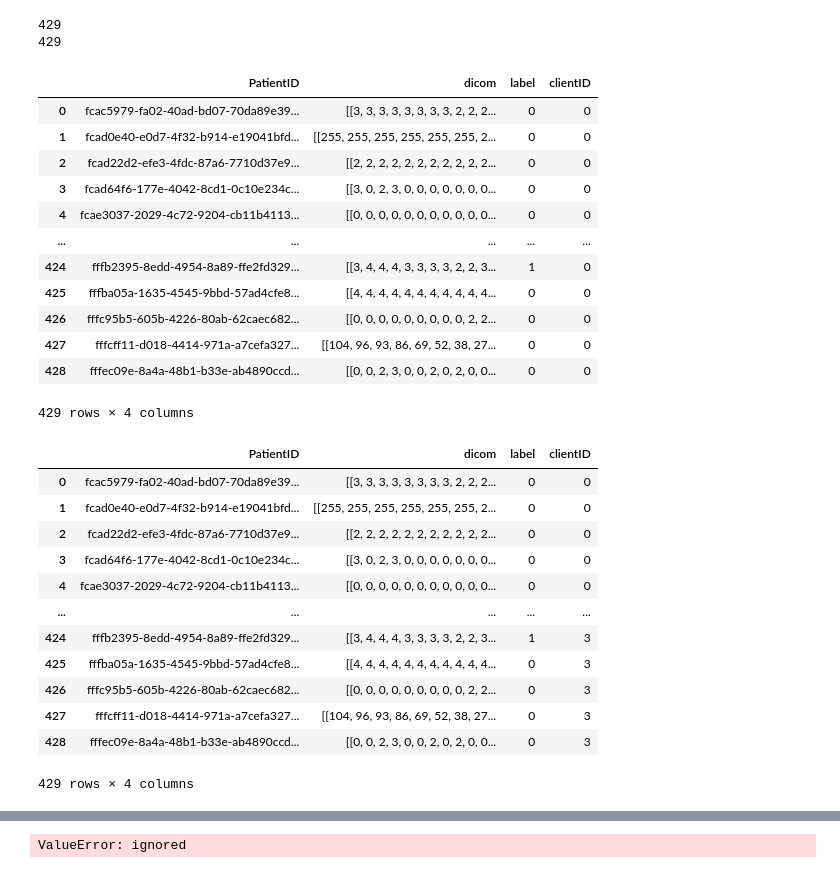
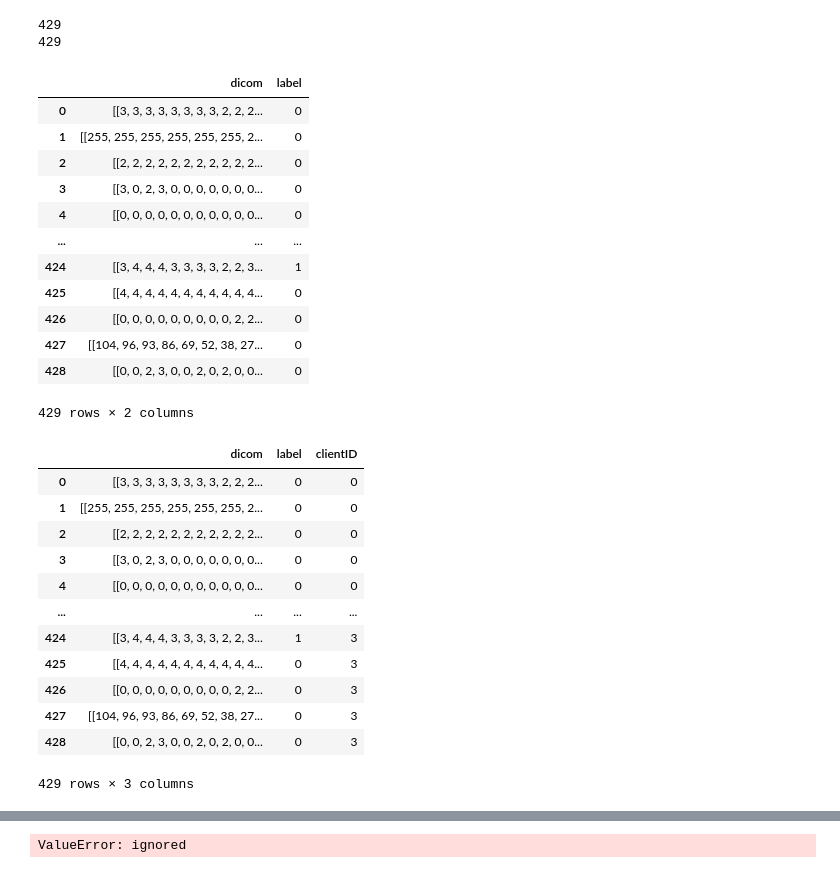
Before and after one commit to harshitadd/CrossPriv, a Jupyter notebook: FederatedCoVIDdetection.ipynb, the cells around one changed output, grey strips where cells are left out. Drawn from its saved outputs; the diff is of its cells as text; code cells hidden in the pictures.

```diff
--- a/FederatedCoVIDdetection.ipynb
+++ b/FederatedCoVIDdetection.ipynb
@@ -80,6 +89,6 @@ cid = 0
 for PID in labels:
   for key in dcm_data:
     if(key[:-4]==PID[0]):
-      pid.append(key)
+      # pid.append(key)
       dicom.append(dcm_data[key])
       label.append(PID[5])
@@ -96,43 +102,43 @@ print(len(label))
 ## Making Training DF
 import pandas as pd
 final_data = pd.DataFrame()
-final_data['PatientID']=pid
+# final_data['PatientID']=pid
 final_data['dicom']=dicom
 final_data['label']=label
-final_data['clientID'] = cid
+# final_data['clientID'] = cid
 # %%
 final_data
 # %% [output]
-|  | PatientID | dicom | label | clientID |
-| 0 | fcac5979-fa02-40ad-bd07-70da89e39... | [[3, 3, 3, 3, 3, 3, 3, 3, 2, 2, 2... | 0 | 0 |
-| 1 | fcad0e40-e0d7-4f32-b914-e19041bfd... | [[255, 255, 255, 255, 255, 255, 2... | 0 | 0 |
-| 2 | fcad22d2-efe3-4fdc-87a6-7710d37e9... | [[2, 2, 2, 2, 2, 2, 2, 2, 2, 2, 2... | 0 | 0 |
-| 3 | fcad64f6-177e-4042-8cd1-0c10e234c... | [[3, 0, 2, 3, 0, 0, 0, 0, 0, 0, 0... | 0 | 0 |
-| 4 | fcae3037-2029-4c72-9204-cb11b4113... | [[0, 0, 0, 0, 0, 0, 0, 0, 0, 0, 0... | 0 | 0 |
-| ... | ... | ... | ... | ... |
-| 424 | fffb2395-8edd-4954-8a89-ffe2fd329... | [[3, 4, 4, 4, 3, 3, 3, 3, 2, 2, 3... | 1 | 0 |
-| 425 | fffba05a-1635-4545-9bbd-57ad4cfe8... | [[4, 4, 4, 4, 4, 4, 4, 4, 4, 4, 4... | 0 | 0 |
-| 426 | fffc95b5-605b-4226-80ab-62caec682... | [[0, 0, 0, 0, 0, 0, 0, 0, 0, 2, 2... | 0 | 0 |
-| 427 | fffcff11-d018-4414-971a-a7cefa327... | [[104, 96, 93, 86, 69, 52, 38, 27... | 0 | 0 |
-| 428 | fffec09e-8a4a-48b1-b33e-ab4890ccd... | [[0, 0, 2, 3, 0, 0, 2, 0, 2, 0, 0... | 0 | 0 |
+|  | dicom | label |
+| 0 | [[3, 3, 3, 3, 3, 3, 3, 3, 2, 2, 2... | 0 |
+| 1 | [[255, 255, 255, 255, 255, 255, 2... | 0 |
+| 2 | [[2, 2, 2, 2, 2, 2, 2, 2, 2, 2, 2... | 0 |
+| 3 | [[3, 0, 2, 3, 0, 0, 0, 0, 0, 0, 0... | 0 |
+| 4 | [[0, 0, 0, 0, 0, 0, 0, 0, 0, 0, 0... | 0 |
+| ... | ... | ... |
+| 424 | [[3, 4, 4, 4, 3, 3, 3, 3, 2, 2, 3... | 1 |
+| 425 | [[4, 4, 4, 4, 4, 4, 4, 4, 4, 4, 4... | 0 |
+| 426 | [[0, 0, 0, 0, 0, 0, 0, 0, 0, 2, 2... | 0 |
+| 427 | [[104, 96, 93, 86, 69, 52, 38, 27... | 0 |
+| 428 | [[0, 0, 2, 3, 0, 0, 2, 0, 2, 0, 0... | 0 |
-429 rows × 4 columns
+429 rows × 2 columns
 # %%
-final_data.loc[0:99,'clientID'] = 0
-final_data.loc[100:199,'clientID'] = 1
-final_data.loc[200:299,'clientID'] = 2
-final_data.loc[300:428,'clientID'] = 3
+final_data.loc[0:99,'clientID'] = '0'
+final_data.loc[100:199,'clientID'] = '1'
+final_data.loc[200:299,'clientID'] = '2'
+final_data.loc[300:428,'clientID'] = '3'
 final_data
 # %% [output]
-|  | PatientID | dicom | label | clientID |
-| 0 | fcac5979-fa02-40ad-bd07-70da89e39... | [[3, 3, 3, 3, 3, 3, 3, 3, 2, 2, 2... | 0 | 0 |
-| 1 | fcad0e40-e0d7-4f32-b914-e19041bfd... | [[255, 255, 255, 255, 255, 255, 2... | 0 | 0 |
-| 2 | fcad22d2-efe3-4fdc-87a6-7710d37e9... | [[2, 2, 2, 2, 2, 2, 2, 2, 2, 2, 2... | 0 | 0 |
-| 3 | fcad64f6-177e-4042-8cd1-0c10e234c... | [[3, 0, 2, 3, 0, 0, 0, 0, 0, 0, 0... | 0 | 0 |
-| 4 | fcae3037-2029-4c72-9204-cb11b4113... | [[0, 0, 0, 0, 0, 0, 0, 0, 0, 0, 0... | 0 | 0 |
-| ... | ... | ... | ... | ... |
-| 424 | fffb2395-8edd-4954-8a89-ffe2fd329... | [[3, 4, 4, 4, 3, 3, 3, 3, 2, 2, 3... | 1 | 3 |
-| 425 | fffba05a-1635-4545-9bbd-57ad4cfe8... | [[4, 4, 4, 4, 4, 4, 4, 4, 4, 4, 4... | 0 | 3 |
-| 426 | fffc95b5-605b-4226-80ab-62caec682... | [[0, 0, 0, 0, 0, 0, 0, 0, 0, 2, 2... | 0 | 3 |
-| 427 | fffcff11-d018-4414-971a-a7cefa327... | [[104, 96, 93, 86, 69, 52, 38, 27... | 0 | 3 |
-| 428 | fffec09e-8a4a-48b1-b33e-ab4890ccd... | [[0, 0, 2, 3, 0, 0, 2, 0, 2, 0, 0... | 0 | 3 |
+|  | dicom | label | clientID |
+| 0 | [[3, 3, 3, 3, 3, 3, 3, 3, 2, 2, 2... | 0 | 0 |
+| 1 | [[255, 255, 255, 255, 255, 255, 2... | 0 | 0 |
+| 2 | [[2, 2, 2, 2, 2, 2, 2, 2, 2, 2, 2... | 0 | 0 |
+| 3 | [[3, 0, 2, 3, 0, 0, 0, 0, 0, 0, 0... | 0 | 0 |
+| 4 | [[0, 0, 0, 0, 0, 0, 0, 0, 0, 0, 0... | 0 | 0 |
+| ... | ... | ... | ... |
+| 424 | [[3, 4, 4, 4, 3, 3, 3, 3, 2, 2, 3... | 1 | 3 |
+| 425 | [[4, 4, 4, 4, 4, 4, 4, 4, 4, 4, 4... | 0 | 3 |
+| 426 | [[0, 0, 0, 0, 0, 0, 0, 0, 0, 2, 2... | 0 | 3 |
+| 427 | [[104, 96, 93, 86, 69, 52, 38, 27... | 0 | 3 |
+| 428 | [[0, 0, 2, 3, 0, 0, 2, 0, 2, 0, 0... | 0 | 3 |
-429 rows × 4 columns
+429 rows × 3 columns
```
Also changed, not shown: parts of 48 cells of this notebook.
